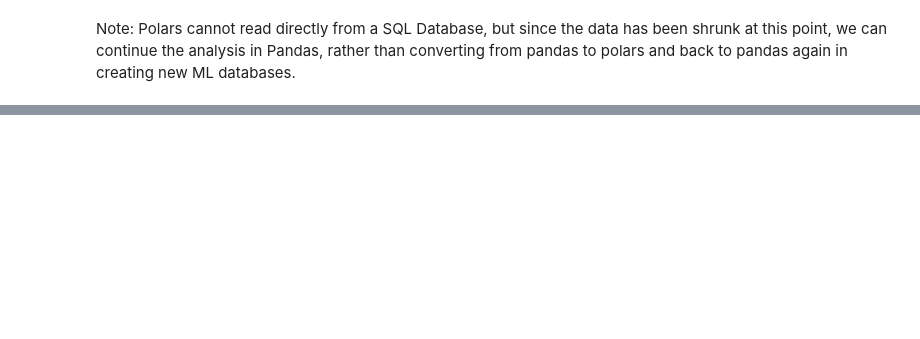
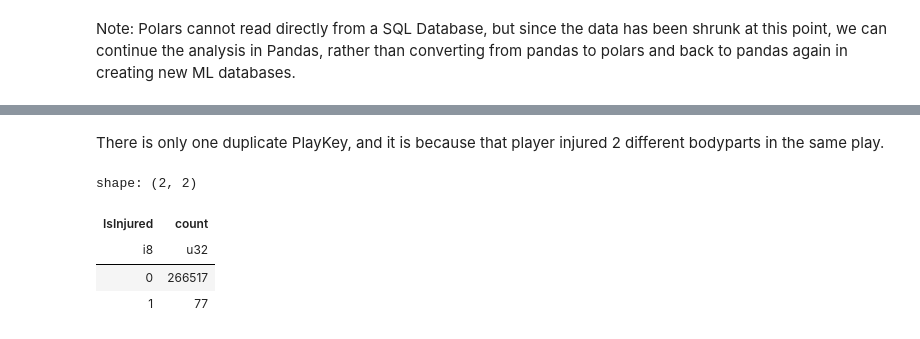
Before and after one commit to FreshOats/NFL_Data_Science, a Jupyter notebook: Machine_Learning/Preparaing_injuries_ML.ipynb, the cells around one changed output, grey strips where cells are left out. Drawn from its saved outputs; the diff is of its cells as text; code cells hidden in the pictures; blank space fills up the shorter version.

```diff
--- a/Machine_Learning/Preparaing_injuries_ML.ipynb
+++ b/Machine_Learning/Preparaing_injuries_ML.ipynb
@@ -70,0 +149,15 @@ Index(['PlayKey', 'Position', 'StadiumType', 'FieldType', 'Temperature',
+# %%
+import polars as pl
+import os
+from sklearn.model_selection import train_test_split
+from sklearn.preprocessing import StandardScaler, OneHotEncoder
+from sklearn.compose import ColumnTransformer
+from sklearn.pipeline import Pipeline
+from sklearn.ensemble import RandomForestClassifier
+from sklearn.metrics import classification_report
+
+path = "F:/Data/Processing_data/"
+file2 = "Full_Summary_Concussions.parquet"
+file3 = "Full_Summary_Injuries.parquet"
+
+df = pl.read_parquet(os.path.join(path, file3))
@@ -70,0 +174,10 @@ Index(['PlayKey', 'Position', 'StadiumType', 'FieldType', 'Temperature',
+# %% [markdown]
+There is only one duplicate PlayKey, and it is because that player injured 2 different bodyparts in the same play.
+# %%
+df["IsInjured"].value_counts()
+# %% [output]
+shape: (2, 2)
+| IsInjured | count |
+| i8 | u32 |
+| 0 | 266517 |
+| 1 | 77 |
```
Also changed, not shown: parts of 24 cells of this notebook, 6 other files.
